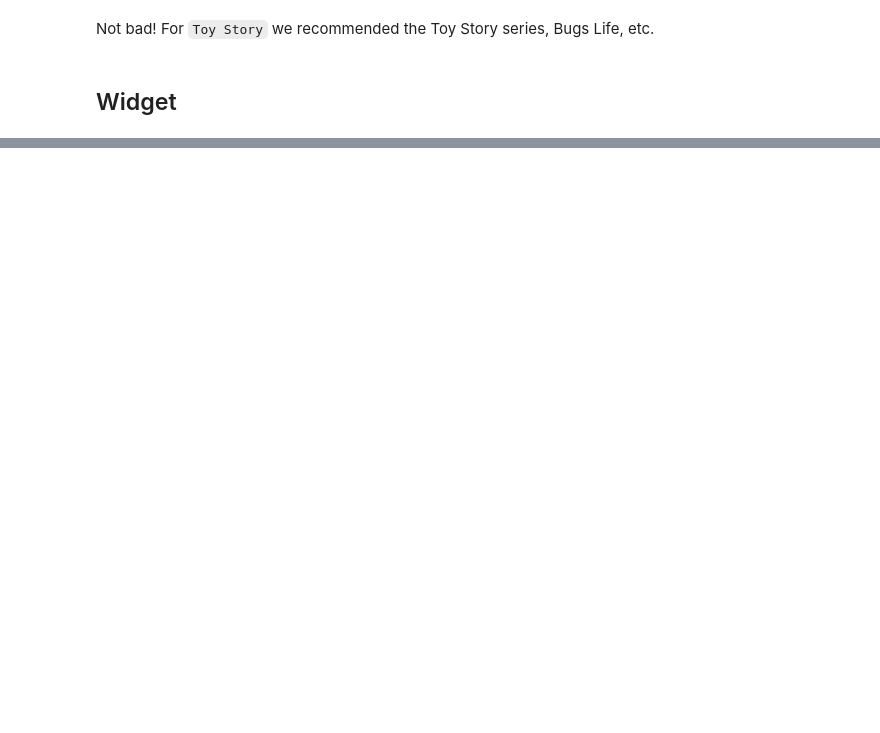
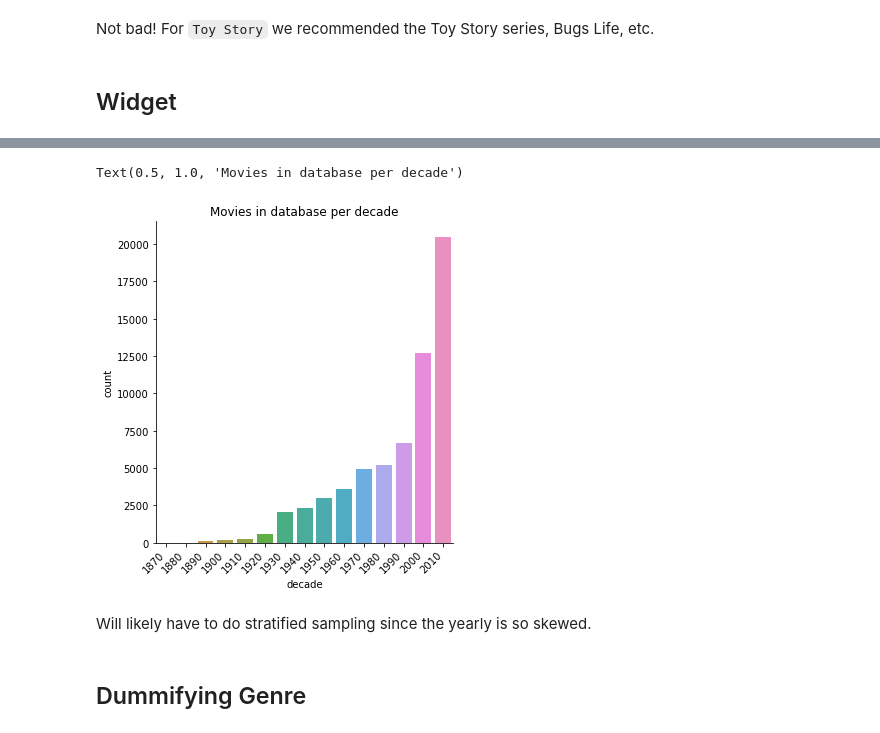
Before and after one commit to pomkos/movie_rec, a Jupyter notebook: movie_script.ipynb, the cells around one changed output, grey strips where cells are left out. Cells and saved outputs as stored; diff of their text form; code cells hidden in the pictures; blank space fills up the shorter version.

```diff
--- a/movie_script.ipynb
+++ b/movie_script.ipynb
@@ -437,0 +355,2 @@ genome_scores.merge(movies).sort_values(['movieId', 'relevance'], ascending=Fals
+# %%
+movies['year'] = movies['title'].str.extract('\((\d\d\d\d)\)').astype(float)
@@ -437,0 +363,2 @@ genome_scores.merge(movies).sort_values(['movieId', 'relevance'], ascending=Fals
+# %%
+movies = movies.dropna(subset=['year'])
@@ -437,0 +373,2 @@ genome_scores.merge(movies).sort_values(['movieId', 'relevance'], ascending=Fals
+# %%
+movies['decade'] = movies['year'].astype(float).apply(roundup)
@@ -437,0 +410,11 @@ genome_scores.merge(movies).sort_values(['movieId', 'relevance'], ascending=Fals
+# %%
+sns.catplot(x='decade', data=movies, kind='count')
+plt.xticks(horizontalalignment='right', rotation=45)
+plt.title('Movies in database per decade')
+# %% [output]
+Text(0.5, 1.0, 'Movies in database per decade')
+[figure, added]
+# %% [markdown]
+Will likely have to do stratified sampling since the yearly is so skewed.
+# %% [markdown]
+## Dummifying Genre
```
Also changed, not shown: parts of 64 cells of this notebook.
